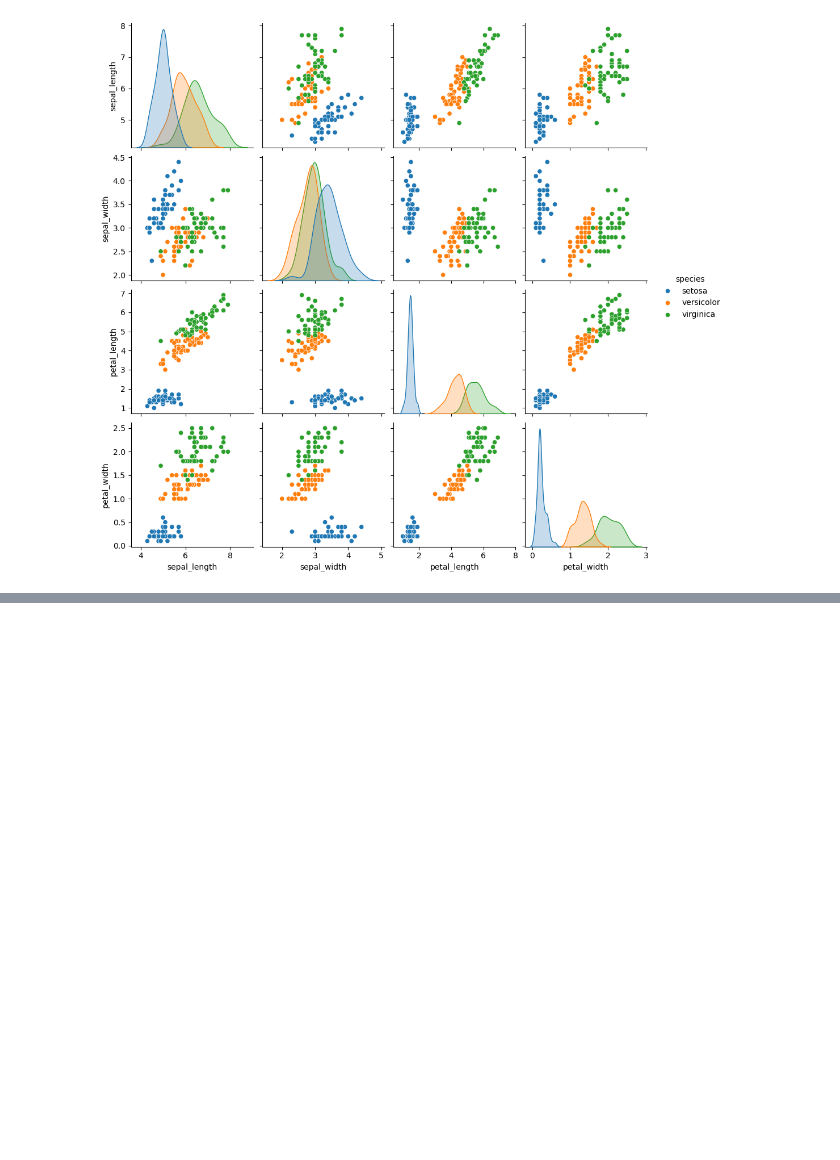
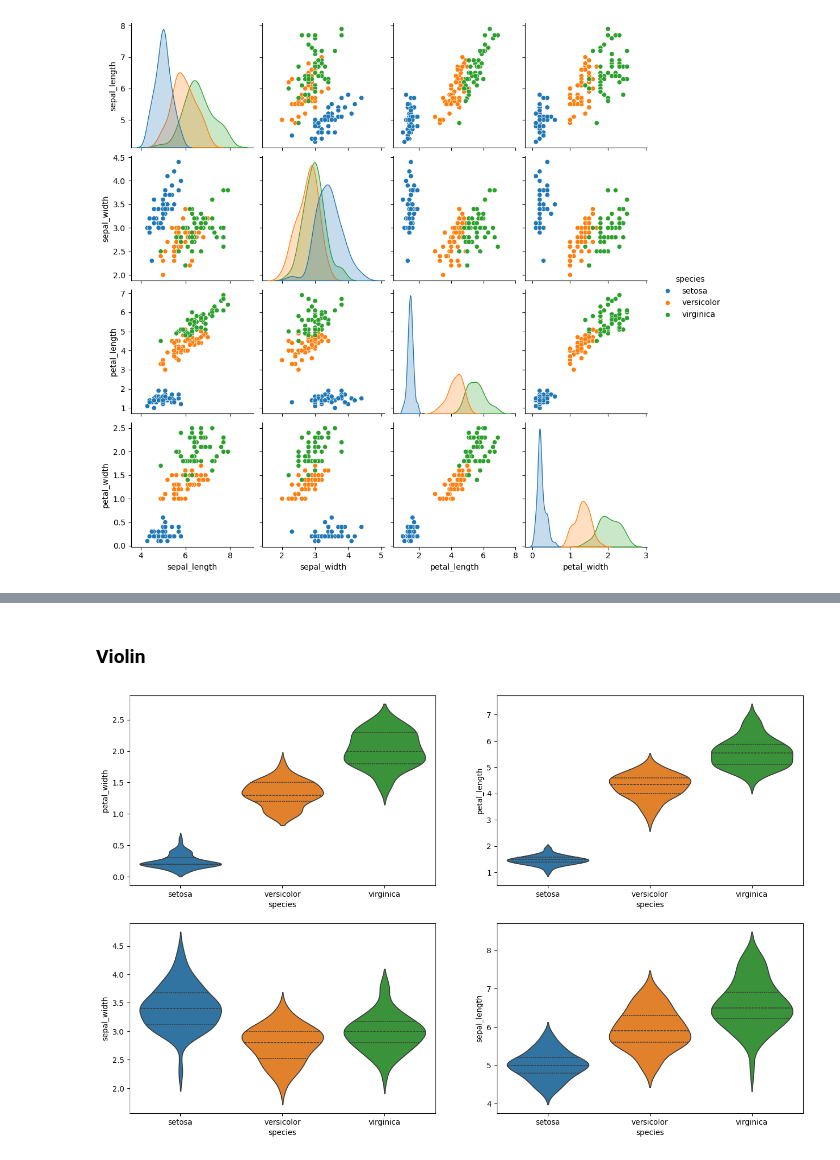
Before and after one commit to josep-audenis/Iris, a Jupyter notebook: iris.ipynb, the cells around one changed output, grey strips where cells are left out. Saved outputs shown, nothing was run; the diff lists cells and outputs as text; code cells hidden in the pictures; blank space fills up the shorter version.

```diff
--- a/iris.ipynb
+++ b/iris.ipynb
@@ -72,2 +89,13 @@ sns.swarmplot(x=iris["species"], y=iris["petal_length"], size=4)
+# %% [markdown]
+### Violin
+# %%
+fig, axes = plt.subplots(2, 2, figsize=(16,10))
+sns.violinplot(y="petal_width", x="species", data=iris, hue="species", orient='v', ax=axes[0, 0], inner='quartile')
+sns.violinplot(y="petal_length", x="species", data=iris, hue="species", orient='v', ax=axes[0, 1], inner='quartile')
+sns.violinplot(y="sepal_width", x="species", data=iris, hue="species", orient='v', ax=axes[1, 0], inner='quartile')
+sns.violinplot(y="sepal_length", x="species", data=iris, hue="species", orient='v', ax=axes[1, 1], inner='quartile')
+plt.show()
+# %% [output]
+[figure, added]
 # %% [markdown]
 # ML
```
Also changed, not shown: parts of 18 cells of this notebook.
